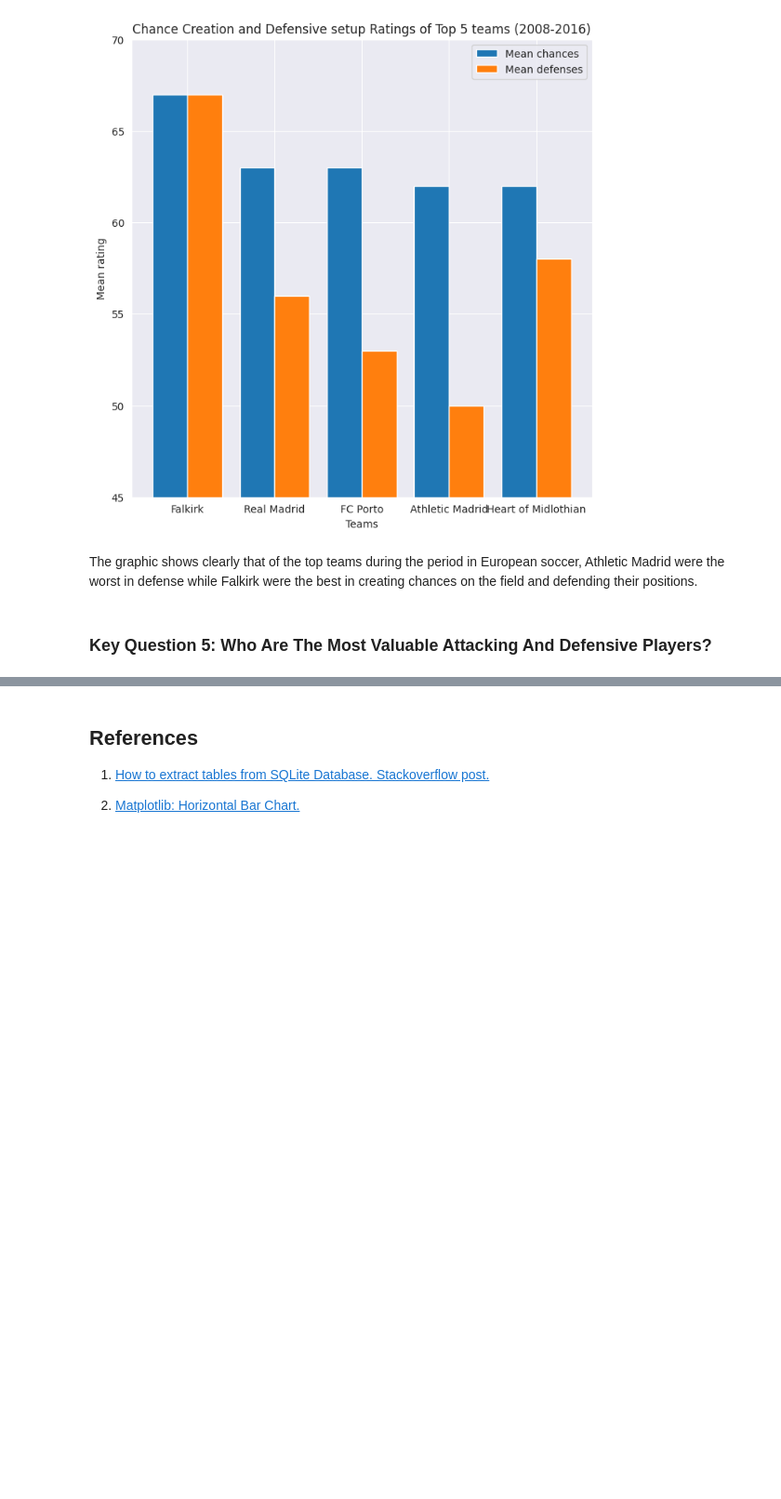
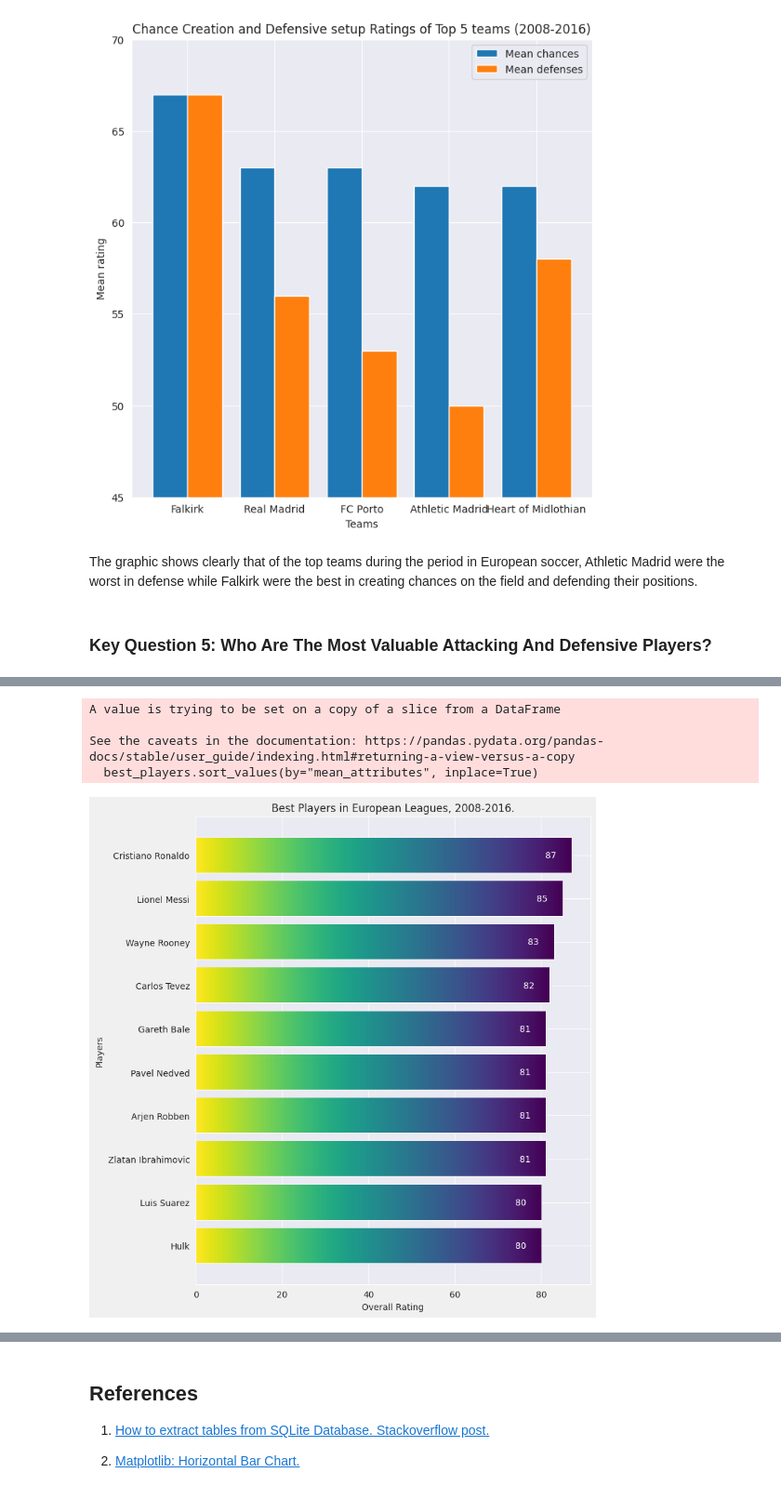
Before and after one commit to Emekadavid/european_soccer, a Jupyter notebook: notebook.ipynb, the cells around one changed output, grey strips where cells are left out. Shown at 93% size. Saved outputs shown, nothing was run; the diff lists cells and outputs as text; code cells hidden in the pictures; blank space fills up the shorter version.

```diff
--- a/notebook.ipynb
+++ b/notebook.ipynb
@@ -2121,0 +2197,8 @@ The graphic shows clearly that of the top teams during the period in European so
+# %%
+# group the names so we have single consistent names
+player_best_updated = player_best.groupby("player_name")["mean_attributes"].mean()
+# %%
+# convert the series to frame
+player_best_updated = player_best_updated.to_frame()
+player_best_updated.reset_index(inplace=True)
+player_best_updated.head()
@@ -2121,0 +2212,5 @@ The graphic shows clearly that of the top teams during the period in European so
+# %%
+# sort descending and then round the values
+player_best_updated.sort_values(by="mean_attributes", inplace=True, ascending=False)
+player_best_updated["mean_attributes"] = round(player_best_updated["mean_attributes"], 0)
+player_best_updated.head()
@@ -2121,0 +2226,66 @@ The graphic shows clearly that of the top teams during the period in European so
+# %%
+# viualize these by taking the top ten best players for the period
+best_players = player_best_updated.head(10)
+# %%
+best_players.sort_values(by="mean_attributes", inplace=True)
+fig, ax = plt.subplots(figsize=(8,8), facecolor=(.94, .94, .94))
+mpl.pyplot.viridis()
+bar = ax.barh(best_players["player_name"], best_players["mean_attributes"]);
+plt.tight_layout()
+plt.title("Best Players in European Leagues, 2008-2016.")
+plt.ylabel("Players");
+plt.xlabel("Overall Rating");
+
+ax.grid(zorder=0)
+
+def gradientbars(bars):
+    grad = np.atleast_2d(np.linspace(0,1,256))
+    ax = bars[0].axes
+    lim = ax.get_xlim()+ax.get_ylim()
+    for bar in bars:
+        bar.set_zorder(1)
+        bar.set_facecolor('none')
+        x,y = bar.get_xy()
+        w, h = bar.get_width(), bar.get_height()
+        ax.imshow(grad, extent=[x+w, x, y, y+h], aspect='auto', zorder=1)
+    ax.axis(lim)
+gradientbars(bar)
+
+
+rects = ax.patches
+# Place a label for each bar
+for rect in rects:
+    # Get X and Y placement of label from rect
+    x_value = rect.get_width()
+    y_value = rect.get_y() + rect.get_height() / 2
+
+    # Number of points between bar and label; change to your liking
+    space = -30
+    # Vertical alignment for positive values
+    ha = 'left'
+
+    # If value of bar is negative: place label to the left of the bar
+    if x_value < 0:
+        # Invert space to place label to the left
+        space *= -1
+        # Horizontally align label to the right
+        ha = 'right'
+
+    # Use X value as label and format number
+    label = '{:,.0f}'.format(x_value)
+
+    # Create annotation
+    plt.annotate(
+        label,                      # Use `label` as label
+        (x_value, y_value),         # Place label at bar end
+        xytext=(space, 0),          # Horizontally shift label by `space`
+        textcoords='offset points', # Interpret `xytext` as offset in points
+        va='center',                # Vertically center label
+        ha=ha,                      # Horizontally align label differently for positive and negative values
+        color = 'white')            # Change label color to white
+# %% [output]
+A value is trying to be set on a copy of a slice from a DataFrame
+
+See the caveats in the documentation: https://pandas.pydata.org/pandas-docs/stable/user_guide/indexing.html#returning-a-view-versus-a-copy
+  best_players.sort_values(by="mean_attributes", inplace=True)
+[figure, added]
```
Also changed, not shown: parts of 26 cells of this notebook, 1 other file.
